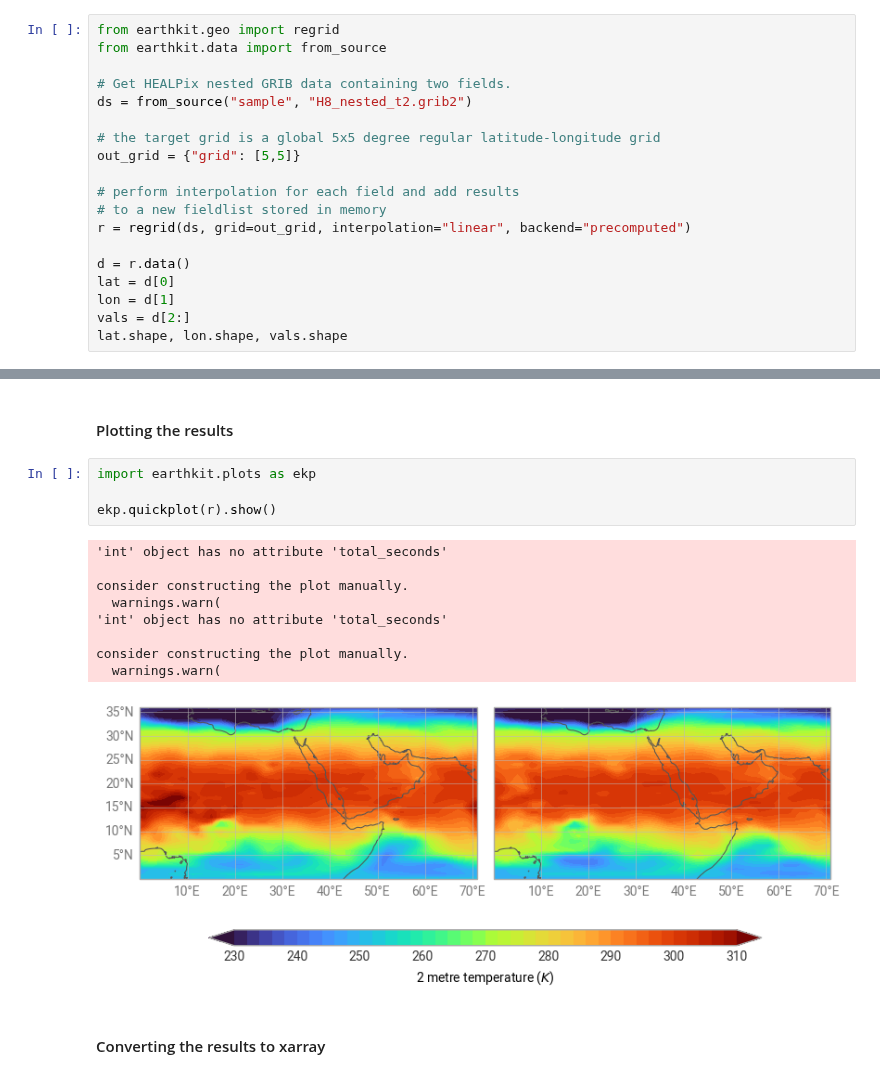
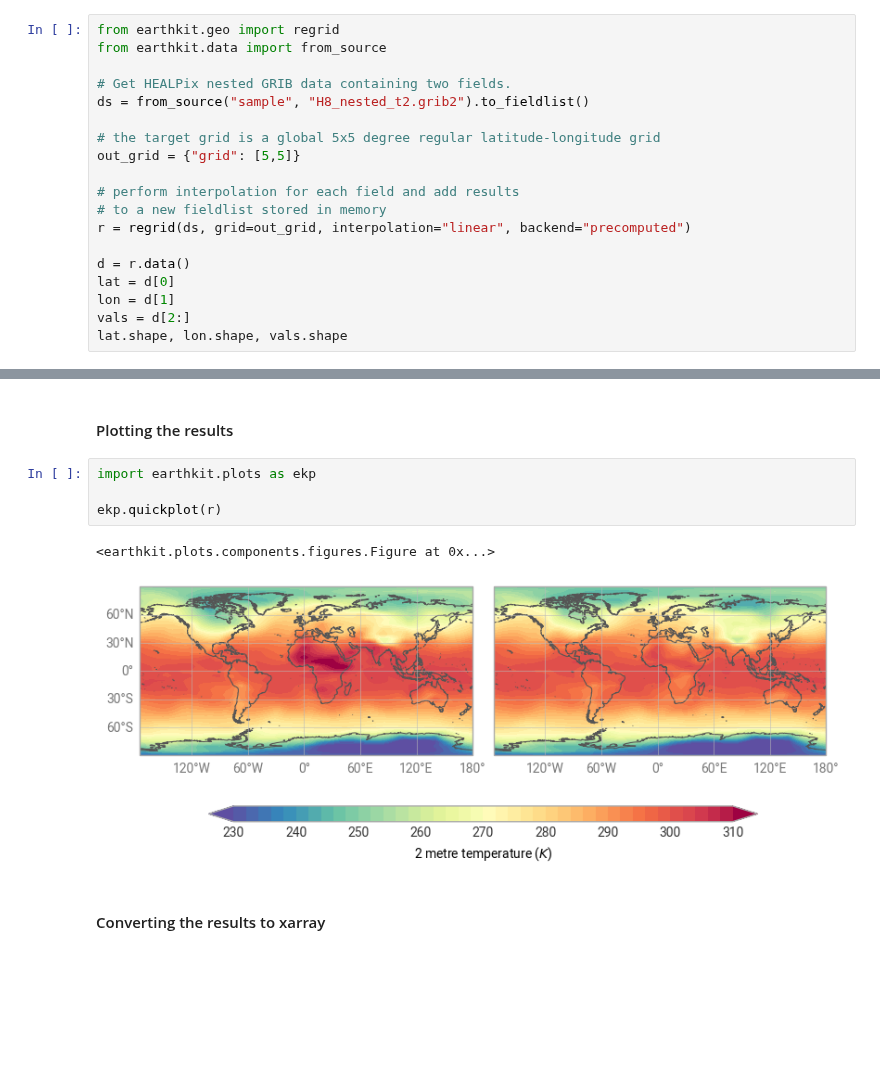
Before and after one commit to ecmwf/earthkit-geo, a Jupyter notebook: docs/examples/precomp_healpix_fieldlist.ipynb, the cells around one changed output, grey strips where cells are left out. Drawn from its saved outputs; the diff is of its cells as text; blank space fills up the shorter version.

Commit message:
Adapt regrid to high level earthkit-data object

```diff
--- a/docs/examples/precomp_healpix_fieldlist.ipynb
+++ b/docs/examples/precomp_healpix_fieldlist.ipynb
@@ -13,7 +13,7 @@ from earthkit.geo import regrid
 from earthkit.data import from_source
 
 # Get HEALPix nested GRIB data containing two fields.
-ds = from_source("sample", "H8_nested_t2.grib2")
+ds = from_source("sample", "H8_nested_t2.grib2").to_fieldlist()
 
 # the target grid is a global 5x5 degree regular latitude-longitude grid
 out_grid = {"grid": [5,5]}
@@ -36,17 +36,10 @@ Please note that regridding with the :ref:`precomputed <precomputed-regrid>` bac
 # %%
 import earthkit.plots as ekp
 
-ekp.quickplot(r).show()
+ekp.quickplot(r)
 # %% [output]
-'int' object has no attribute 'total_seconds'
-
-consider constructing the plot manually.
-  warnings.warn(
-'int' object has no attribute 'total_seconds'
-
-consider constructing the plot manually.
-  warnings.warn(
+<earthkit.plots.components.figures.Figure at 0x...>
-[figure, old version]
+[figure, new version]
 # %% [markdown]
 #### Converting the results to xarray
 # %%
```
Also changed, not shown: 9 other files.
